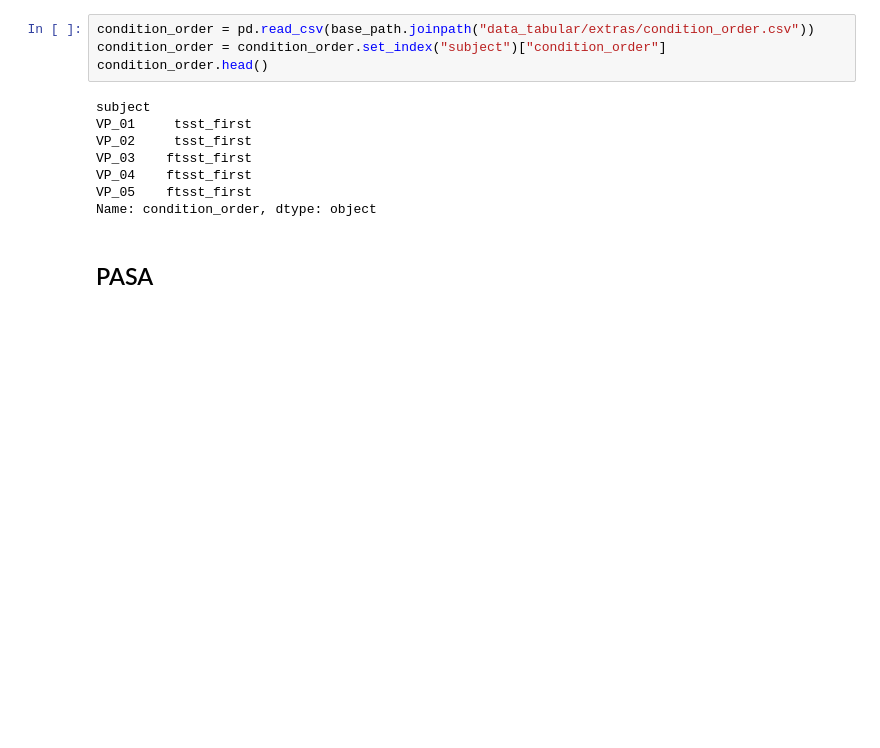
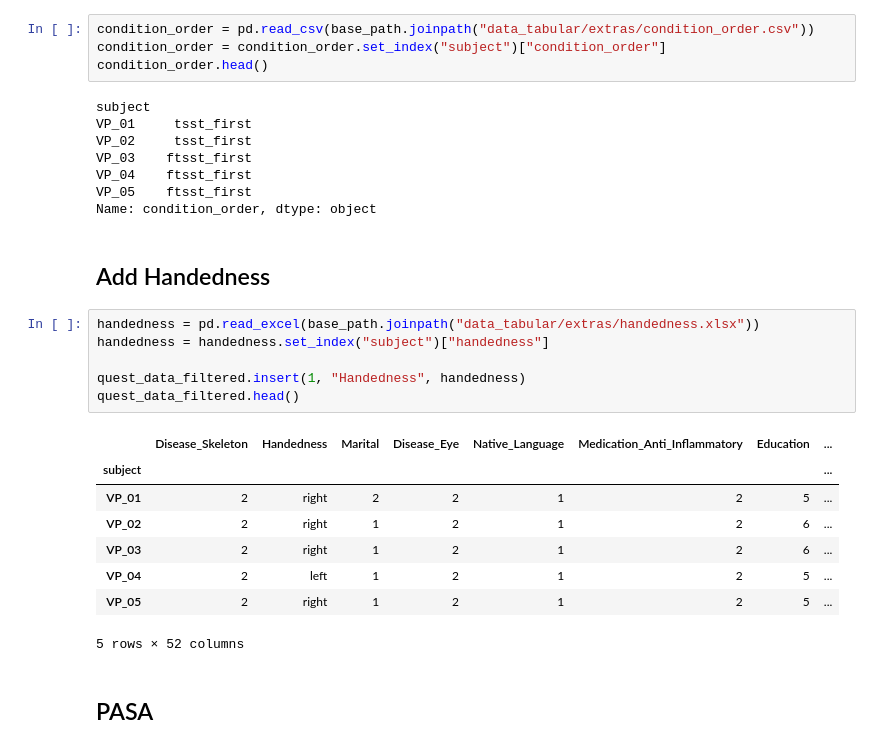
Before and after one commit to empkins/empkins-d03-preprocessing, a Jupyter notebook: experiments/2022_05_macro/unipark/Questionnaire_Data_Merge.ipynb, the cells around one changed output. Saved outputs shown, nothing was run; the diff lists cells and outputs as text; blank space fills up the shorter version.

```diff
--- a/experiments/2022_05_macro/unipark/Questionnaire_Data_Merge.ipynb
+++ b/experiments/2022_05_macro/unipark/Questionnaire_Data_Merge.ipynb
@@ -195,6 +195,23 @@ VP_03    ftsst_first
 VP_04    ftsst_first
 VP_05    ftsst_first
 Name: condition_order, dtype: object
+# %% [markdown]
+## Add Handedness
+# %%
+handedness = pd.read_excel(base_path.joinpath("data_tabular/extras/handedness.xlsx"))
+handedness = handedness.set_index("subject")["handedness"]
+
+quest_data_filtered.insert(1, "Handedness", handedness)
+quest_data_filtered.head()
+# %% [output]
+|  | Disease_Skeleton | Handedness | Marital | Disease_Eye | Native_Language | Medication_Anti_Inflammatory | Education | ... |
+| subject |  |  |  |  |  |  |  | ... |
+| VP_01 | 2 | right | 2 | 2 | 1 | 2 | 5 | ... |
+| VP_02 | 2 | right | 1 | 2 | 1 | 2 | 6 | ... |
+| VP_03 | 2 | right | 1 | 2 | 1 | 2 | 6 | ... |
+| VP_04 | 2 | left | 1 | 2 | 1 | 2 | 5 | ... |
+| VP_05 | 2 | right | 1 | 2 | 1 | 2 | 5 | ... |
+5 rows × 52 columns
 # %% [markdown]
 ## PASA
 # %%
```
Also changed, not shown: parts of 7 cells of this notebook.
